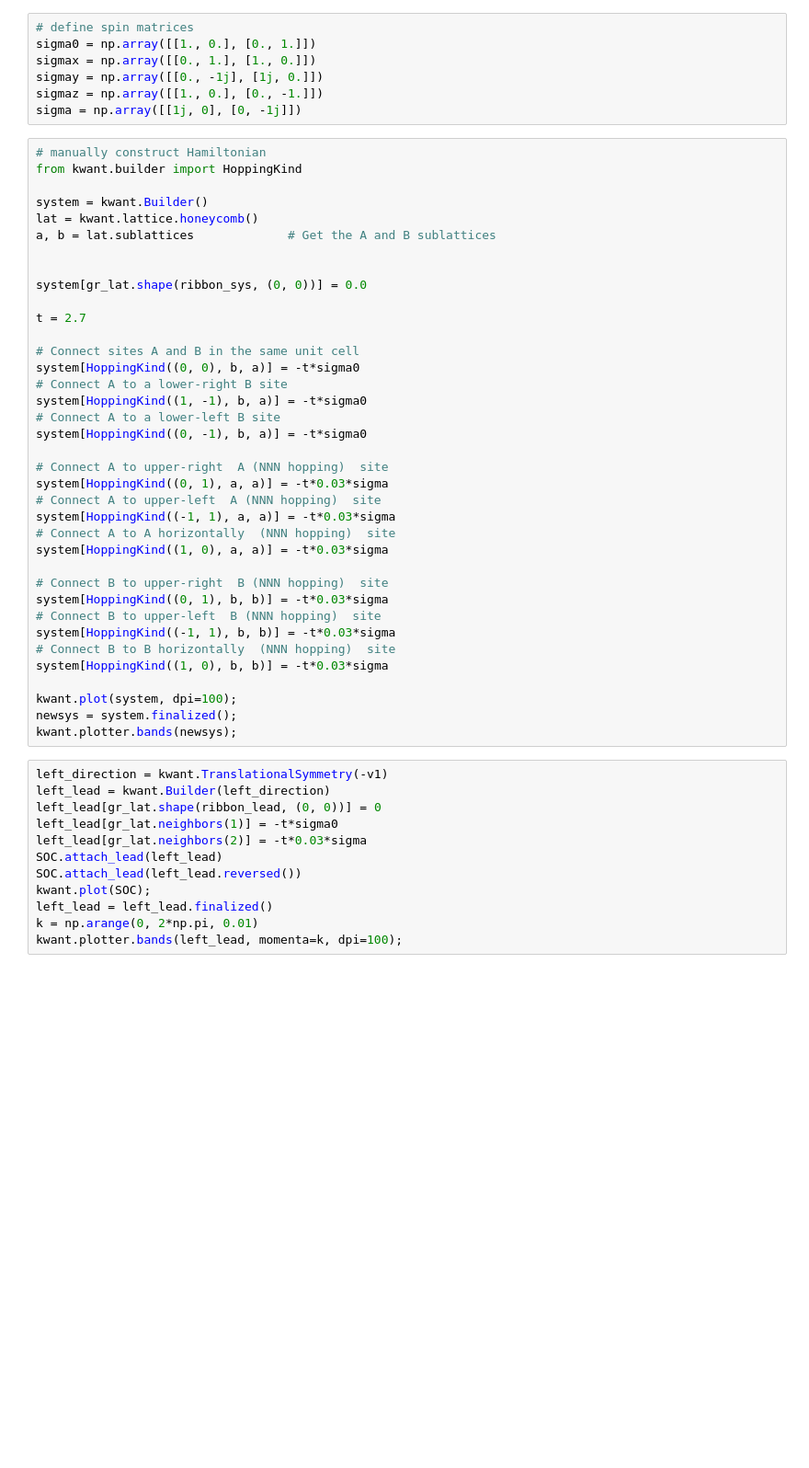
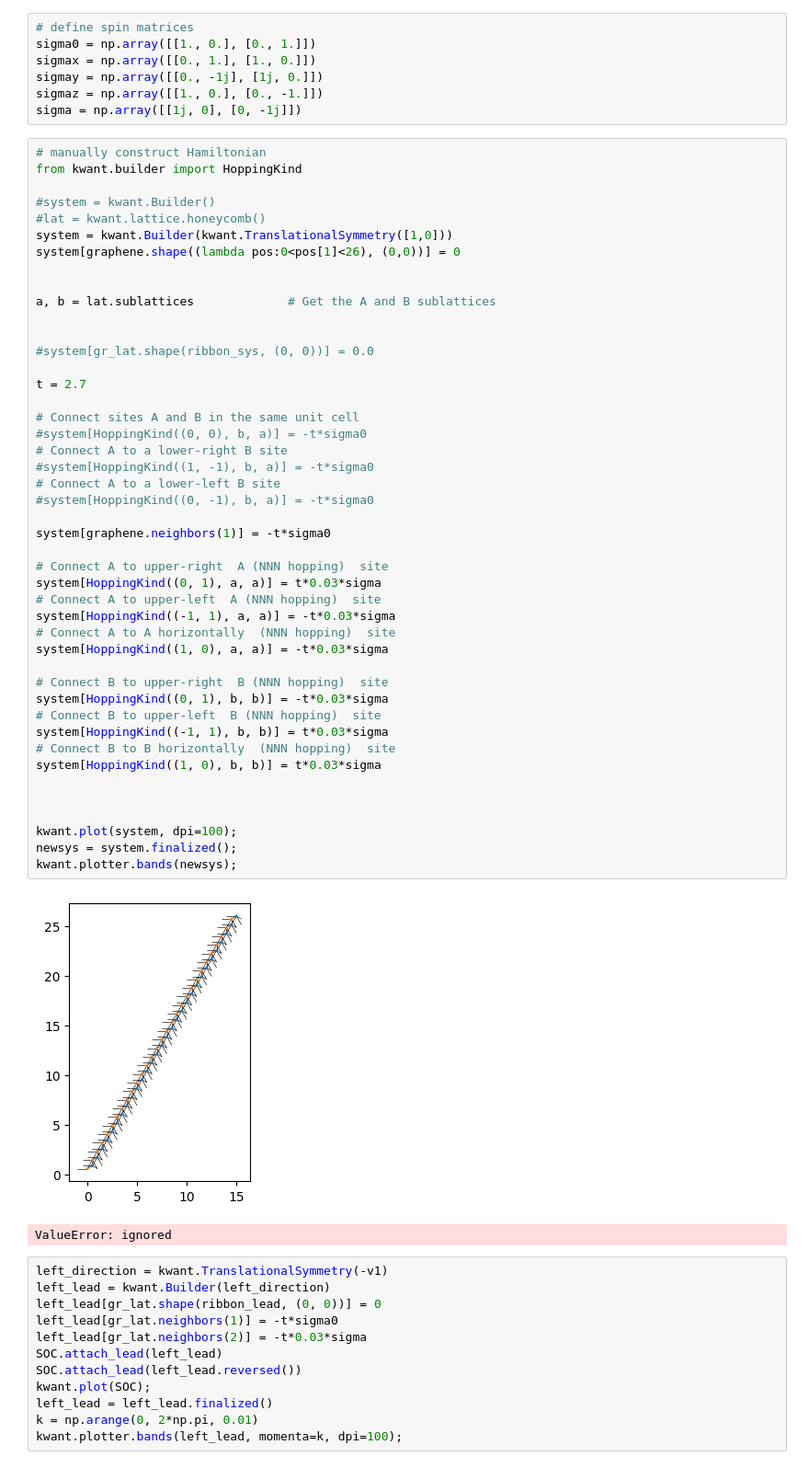
Before and after one commit to AndrewCrossman/PHYS824, a Jupyter notebook: 824Project.ipynb, the cells around one changed output. Shown at 92% size. Saved outputs shown, nothing was run; the diff lists cells and outputs as text; blank space fills up the shorter version.

```diff
--- a/824Project.ipynb
+++ b/824Project.ipynb
@@ -198,40 +217,51 @@ sigma = np.array([[1j, 0], [0, -1j]])
 # %%
 # manually construct Hamiltonian
 from kwant.builder import HoppingKind
 
-system = kwant.Builder()
-lat = kwant.lattice.honeycomb()
+#system = kwant.Builder()
+#lat = kwant.lattice.honeycomb()
+system = kwant.Builder(kwant.TranslationalSymmetry([1,0]))
+system[graphene.shape((lambda pos:0<pos[1]<26), (0,0))] = 0
+
+
 a, b = lat.sublattices             # Get the A and B sublattices
 
 
-system[gr_lat.shape(ribbon_sys, (0, 0))] = 0.0
+#system[gr_lat.shape(ribbon_sys, (0, 0))] = 0.0
 
 t = 2.7
 
 # Connect sites A and B in the same unit cell
-system[HoppingKind((0, 0), b, a)] = -t*sigma0
+#system[HoppingKind((0, 0), b, a)] = -t*sigma0
 # Connect A to a lower-right B site
-system[HoppingKind((1, -1), b, a)] = -t*sigma0
+#system[HoppingKind((1, -1), b, a)] = -t*sigma0
 # Connect A to a lower-left B site
-system[HoppingKind((0, -1), b, a)] = -t*sigma0
+#system[HoppingKind((0, -1), b, a)] = -t*sigma0
+
+system[graphene.neighbors(1)] = -t*sigma0
 
 # Connect A to upper-right  A (NNN hopping)  site
-system[HoppingKind((0, 1), a, a)] = -t*0.03*sigma
+system[HoppingKind((0, 1), a, a)] = t*0.03*sigma
 # Connect A to upper-left  A (NNN hopping)  site
 system[HoppingKind((-1, 1), a, a)] = -t*0.03*sigma
 # Connect A to A horizontally  (NNN hopping)  site
 system[HoppingKind((1, 0), a, a)] = -t*0.03*sigma
 
 # Connect B to upper-right  B (NNN hopping)  site
 system[HoppingKind((0, 1), b, b)] = -t*0.03*sigma
 # Connect B to upper-left  B (NNN hopping)  site
-system[HoppingKind((-1, 1), b, b)] = -t*0.03*sigma
+system[HoppingKind((-1, 1), b, b)] = t*0.03*sigma
 # Connect B to B horizontally  (NNN hopping)  site
-system[HoppingKind((1, 0), b, b)] = -t*0.03*sigma
+system[HoppingKind((1, 0), b, b)] = t*0.03*sigma
+
+
 
 kwant.plot(system, dpi=100);
 newsys = system.finalized();
 kwant.plotter.bands(newsys);
+# %% [output]
+[figure, added]
+ValueError: ignored
 # %%
 left_direction = kwant.TranslationalSymmetry(-v1)
 left_lead = kwant.Builder(left_direction)
```
Also changed, not shown: parts of 5 cells of this notebook.
